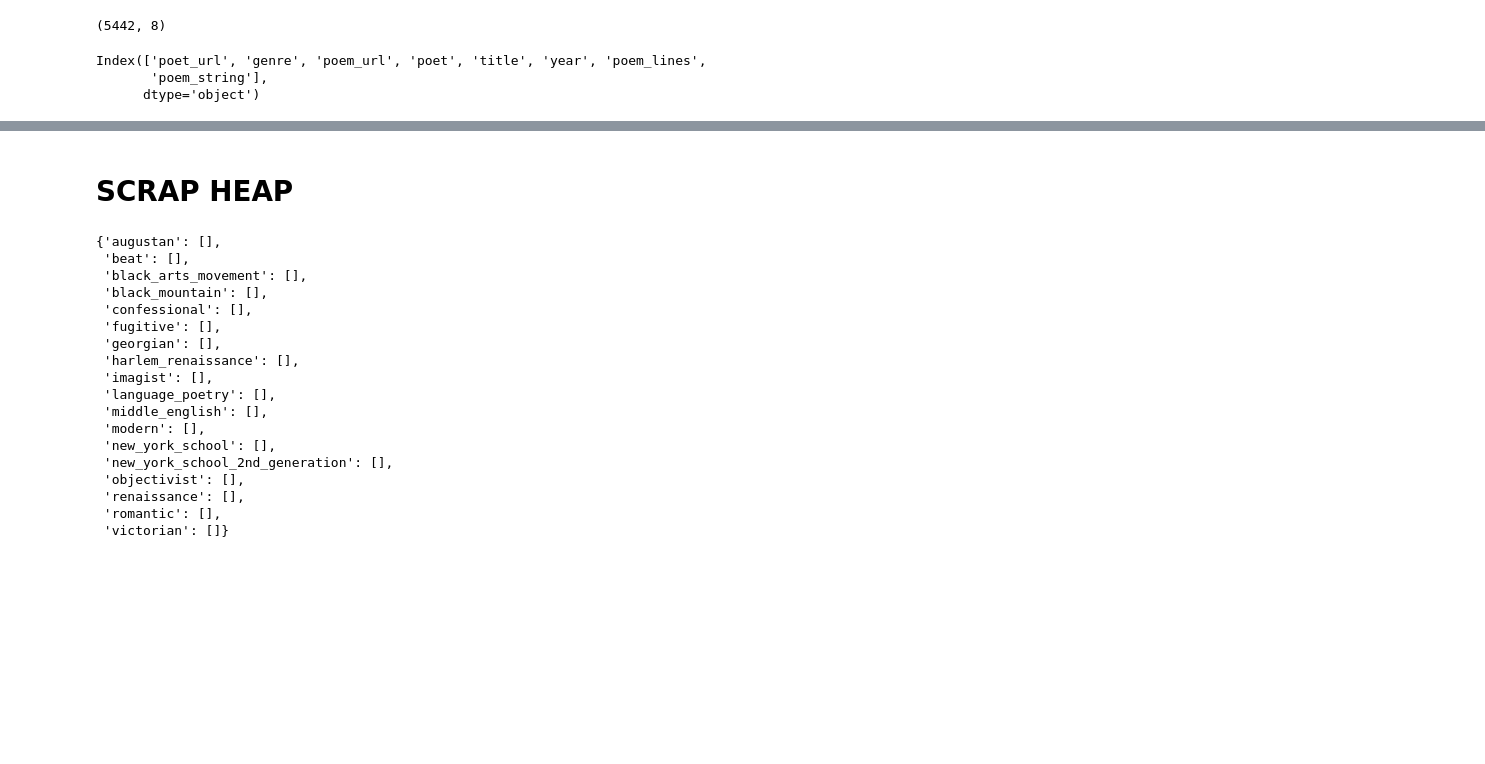
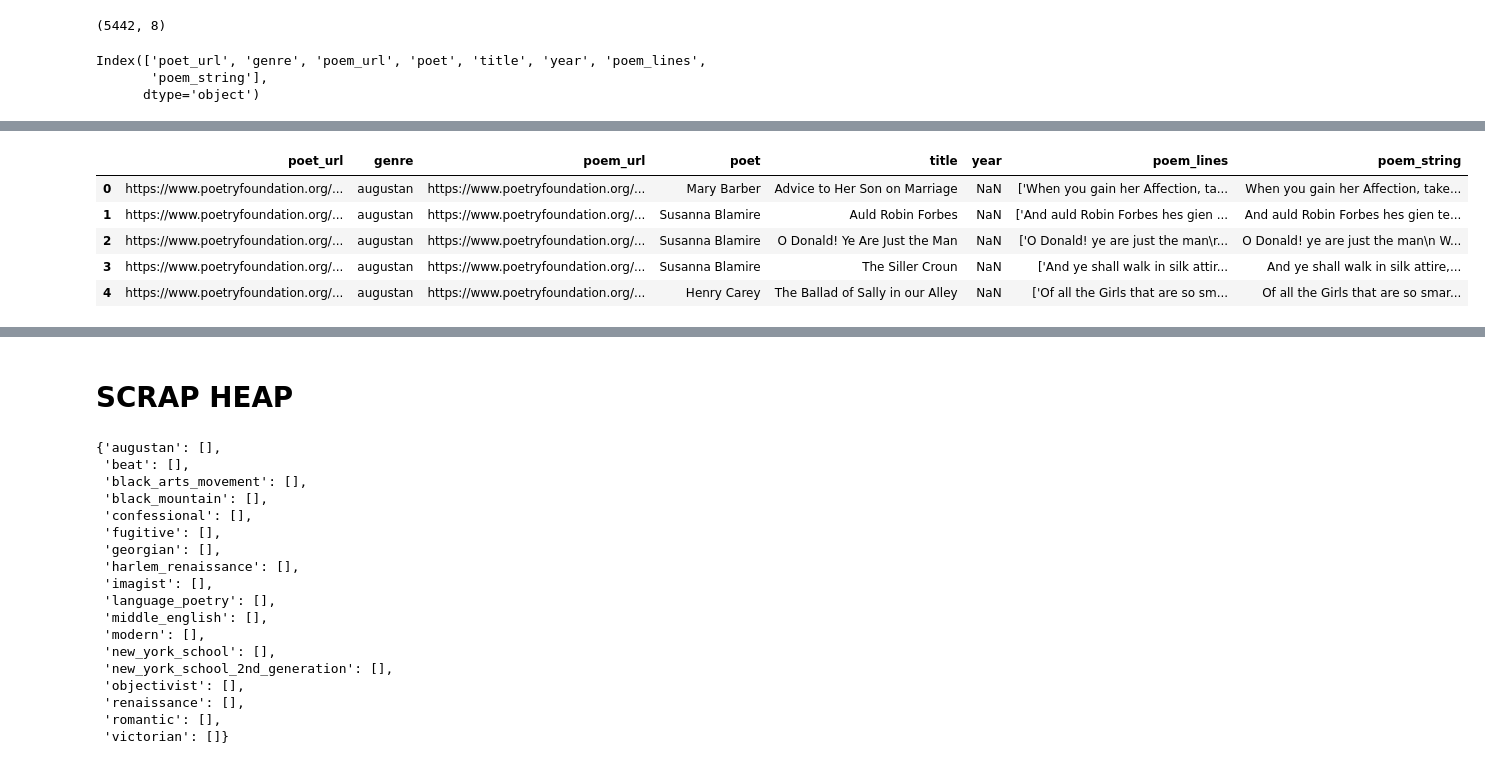
Before and after one commit to p-szymo/poetry_genre_classifier, a Jupyter notebook: webscraping_notebook.ipynb, the cells around one changed output, grey strips where cells are left out. Cells and saved outputs as stored; diff of their text form; code cells hidden in the pictures; blank space fills up the shorter version.

```diff
--- a/webscraping_notebook.ipynb
+++ b/webscraping_notebook.ipynb
@@ -184,0 +479,9 @@ TypeError: unhashable type: 'list'
+# %%
+df.head()
+# %% [output]
+|  | poet_url | genre | poem_url | poet | title | year | poem_lines | poem_string |
+| 0 | https://www.poetryfoundation.org/... | augustan | https://www.poetryfoundation.org/... | Mary Barber | Advice to Her Son on Marriage | NaN | ['When you gain her Affection, ta... | When you gain her Affection, take... |
+| 1 | https://www.poetryfoundation.org/... | augustan | https://www.poetryfoundation.org/... | Susanna Blamire | Auld Robin Forbes | NaN | ['And auld Robin Forbes hes gien ... | And auld Robin Forbes hes gien te... |
+| 2 | https://www.poetryfoundation.org/... | augustan | https://www.poetryfoundation.org/... | Susanna Blamire | O Donald! Ye Are Just the Man | NaN | ['O Donald! ye are just the man\r... | O Donald! ye are just the man\n W... |
+| 3 | https://www.poetryfoundation.org/... | augustan | https://www.poetryfoundation.org/... | Susanna Blamire | The Siller Croun | NaN | ['And ye shall walk in silk attir... | And ye shall walk in silk attire,... |
+| 4 | https://www.poetryfoundation.org/... | augustan | https://www.poetryfoundation.org/... | Henry Carey | The Ballad of Sally in our Alley | NaN | ['Of all the Girls that are so sm... | Of all the Girls that are so smar... |
```
Also changed, not shown: parts of 53 cells of this notebook, 4 other files.
